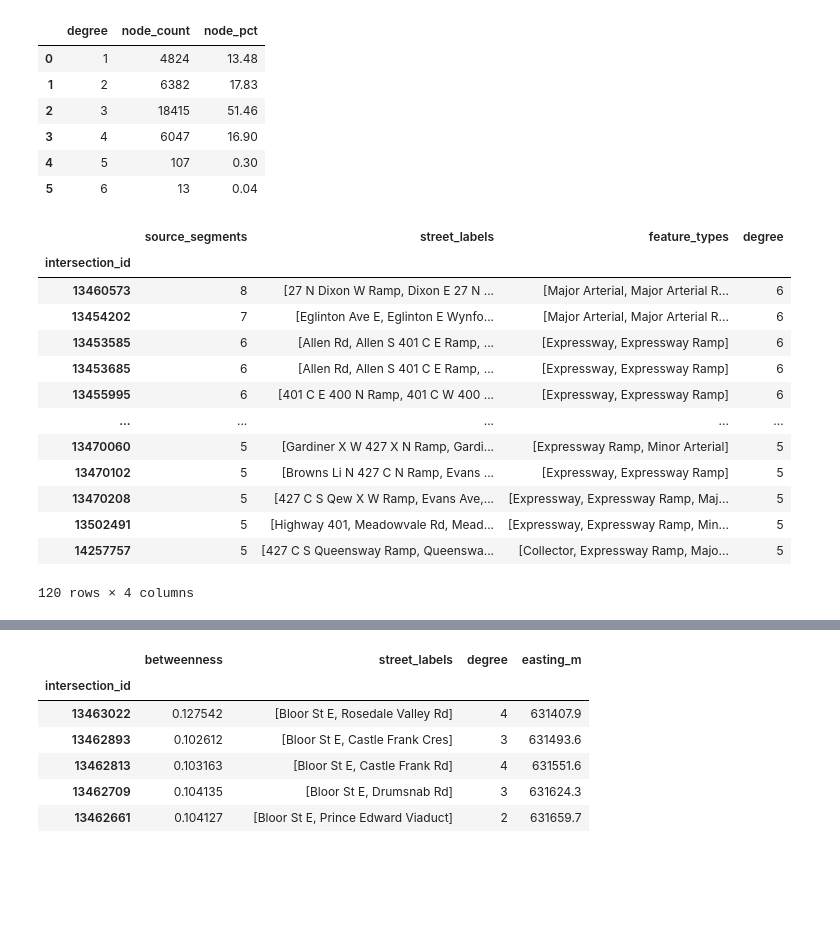
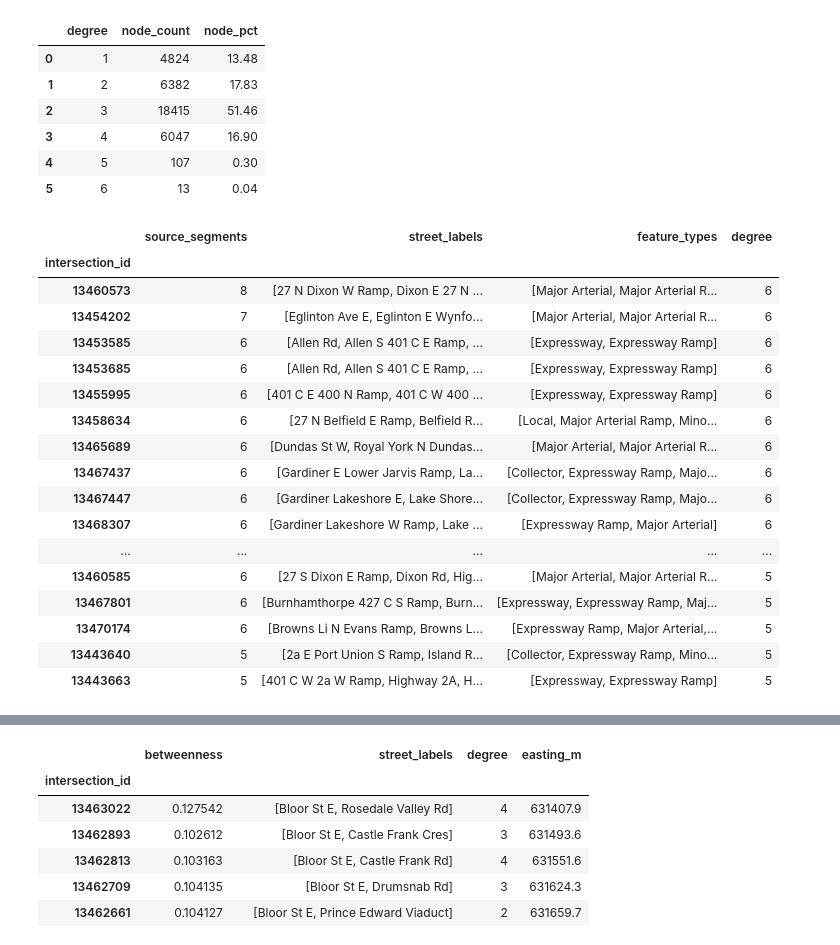
Before and after one commit to KVishal1012/toronto_network_analysis, a Jupyter notebook: notebooks/02_network_graph.ipynb, the cells around one changed output, grey strips where cells are left out. Cells and saved outputs as stored; diff of their text form; code cells hidden in the pictures; blank space fills up the shorter version.

```diff
--- a/notebooks/02_network_graph.ipynb
+++ b/notebooks/02_network_graph.ipynb
@@ -371,7 +365,7 @@ touching_excluded_edges = excluded_edges[
     | excluded_edges["to_component"].notna()
 ].copy()
 
-components_to_investigate = [2, 3, 4, 5, 6, 7, 8, 14]
+components_to_investigate = list(largest_small_component_ids)
 
 component_connections = touching_excluded_edges[
     touching_excluded_edges["from_component"].isin(
@@ -395,7 +389,7 @@ component_connections = touching_excluded_edges[
     na_position="last",
 )
 
-display(component_connections)
+display(component_connections.head(20))
 # %% [output]
 |  | centerline_id | street_label | feature_desc | from_intersection_id | to_intersection_id | from_component | ... |
 | 19037 | 30024801 | Boake St | Pending | 20145306 | 30024800 | 1.0 | ... |
@@ -897,38 +858,42 @@ high_degree_details = (
         street_labels=(
             "street_label",
             lambda values: sorted(
                 set(values.dropna())
             ),
         ),
         feature_types=(
             "feature_desc",
             lambda values: sorted(set(values)),
         ),
     )
     .join(
         degree_by_node.rename_axis(
             "intersection_id"
         )
     )
     .sort_values(
         ["degree", "source_segments"],
         ascending=False,
     )
 )
 
-display(high_degree_details)
+display(high_degree_details.head(20))
 # %% [output]
 |  | source_segments | street_labels | feature_types | degree |
 | intersection_id |  |  |  |  |
 | 13460573 | 8 | [27 N Dixon W Ramp, Dixon E 27 N ... | [Major Arterial, Major Arterial R... | 6 |
 | 13454202 | 7 | [Eglinton Ave E, Eglinton E Wynfo... | [Major Arterial, Major Arterial R... | 6 |
 | 13453585 | 6 | [Allen Rd, Allen S 401 C E Ramp, ... | [Expressway, Expressway Ramp] | 6 |
 | 13453685 | 6 | [Allen Rd, Allen S 401 C E Ramp, ... | [Expressway, Expressway Ramp] | 6 |
 | 13455995 | 6 | [401 C E 400 N Ramp, 401 C W 400 ... | [Expressway, Expressway Ramp] | 6 |
+| 13458634 | 6 | [27 N Belfield E Ramp, Belfield R... | [Local, Major Arterial Ramp, Mino... | 6 |
+| 13465689 | 6 | [Dundas St W, Royal York N Dundas... | [Major Arterial, Major Arterial R... | 6 |
+| 13467437 | 6 | [Gardiner E Lower Jarvis Ramp, La... | [Collector, Expressway Ramp, Majo... | 6 |
+| 13467447 | 6 | [Gardiner Lakeshore E, Lake Shore... | [Collector, Expressway Ramp, Majo... | 6 |
+| 13468307 | 6 | [Gardiner Lakeshore W Ramp, Lake ... | [Expressway Ramp, Major Arterial] | 6 |
 | ... | ... | ... | ... | ... |
-| 13470060 | 5 | [Gardiner X W 427 X N Ramp, Gardi... | [Expressway Ramp, Minor Arterial] | 5 |
-| 13470102 | 5 | [Browns Li N 427 C N Ramp, Evans ... | [Expressway, Expressway Ramp] | 5 |
-| 13470208 | 5 | [427 C S Qew X W Ramp, Evans Ave,... | [Expressway, Expressway Ramp, Maj... | 5 |
-| 13502491 | 5 | [Highway 401, Meadowvale Rd, Mead... | [Expressway, Expressway Ramp, Min... | 5 |
-| 14257757 | 5 | [427 C S Queensway Ramp, Queenswa... | [Collector, Expressway Ramp, Majo... | 5 |
+| 13460585 | 6 | [27 S Dixon E Ramp, Dixon Rd, Hig... | [Major Arterial, Major Arterial R... | 5 |
+| 13467801 | 6 | [Burnhamthorpe 427 C S Ramp, Burn... | [Expressway, Expressway Ramp, Maj... | 5 |
+| 13470174 | 6 | [Browns Li N Evans Ramp, Browns L... | [Expressway Ramp, Major Arterial,... | 5 |
+| 13443640 | 5 | [2a E Port Union S Ramp, Island R... | [Collector, Expressway Ramp, Mino... | 5 |
+| 13443663 | 5 | [401 C W 2a W Ramp, Highway 2A, H... | [Expressway, Expressway Ramp] | 5 |
-120 rows × 4 columns
```
Also changed, not shown: parts of 55 cells of this notebook, 1 other file.
